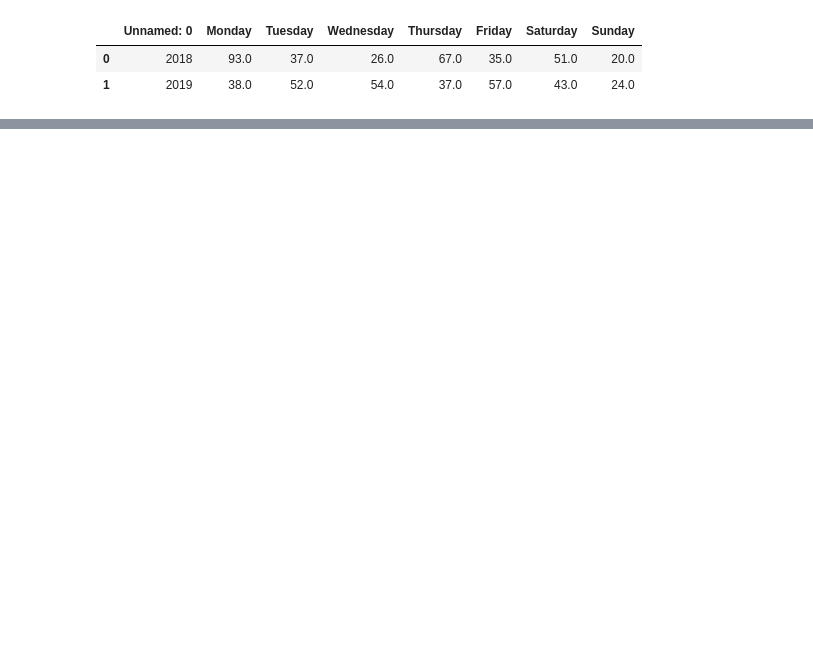
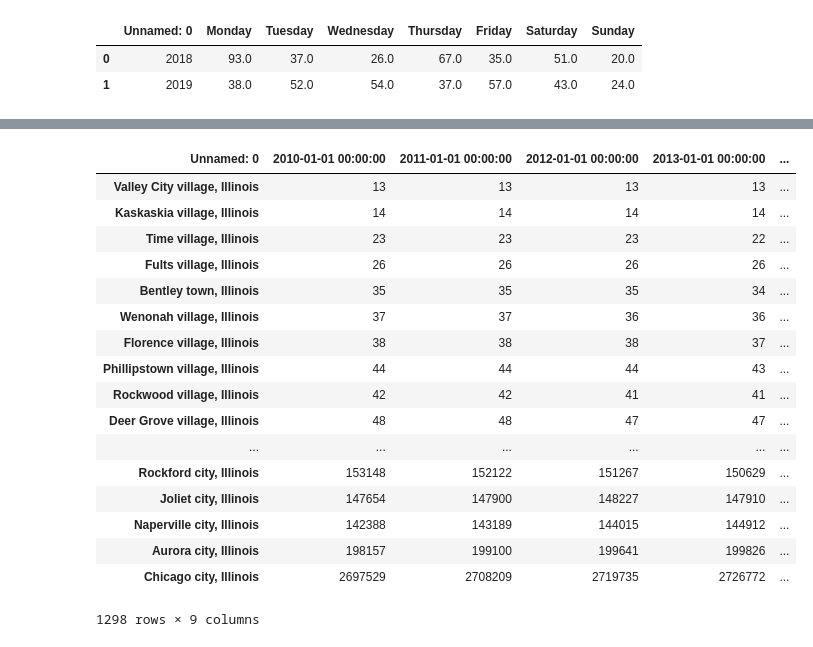
Before and after one commit to agorina91/dash-tutorial, a Jupyter notebook: Untitled.ipynb, the cells around one changed output, grey strips where cells are left out. Drawn from its saved outputs; the diff is of its cells as text; code cells hidden in the pictures; blank space fills up the shorter version.

```diff
--- a/Untitled.ipynb
+++ b/Untitled.ipynb
@@ -34,0 +32,2 @@ fig.show()
+# %%
+time = pd.read_csv('population_il_cities.csv')
@@ -34,0 +41,2 @@ fig.show()
+# %%
+time.set_index(time.iloc[:,0], drop = True, inplace = True)
@@ -34,0 +51,2 @@ fig.show()
+# %%
+time = time.iloc[:,1:]
@@ -35 +77,22 @@ fig.show()
+# %%
+time.T.sort_values(by=time.T.columns[-1])
+# %% [output]
+| Unnamed: 0 | 2010-01-01 00:00:00 | 2011-01-01 00:00:00 | 2012-01-01 00:00:00 | 2013-01-01 00:00:00 | ... |
+| Valley City village, Illinois | 13 | 13 | 13 | 13 | ... |
+| Kaskaskia village, Illinois | 14 | 14 | 14 | 14 | ... |
+| Time village, Illinois | 23 | 23 | 23 | 22 | ... |
+| Fults village, Illinois | 26 | 26 | 26 | 26 | ... |
+| Bentley town, Illinois | 35 | 35 | 35 | 34 | ... |
+| Wenonah village, Illinois | 37 | 37 | 36 | 36 | ... |
+| Florence village, Illinois | 38 | 38 | 38 | 37 | ... |
+| Phillipstown village, Illinois | 44 | 44 | 44 | 43 | ... |
+| Rockwood village, Illinois | 42 | 42 | 41 | 41 | ... |
+| Deer Grove village, Illinois | 48 | 48 | 47 | 47 | ... |
+| ... | ... | ... | ... | ... | ... |
+| Rockford city, Illinois | 153148 | 152122 | 151267 | 150629 | ... |
+| Joliet city, Illinois | 147654 | 147900 | 148227 | 147910 | ... |
+| Naperville city, Illinois | 142388 | 143189 | 144015 | 144912 | ... |
+| Aurora city, Illinois | 198157 | 199100 | 199641 | 199826 | ... |
+| Chicago city, Illinois | 2697529 | 2708209 | 2719735 | 2726772 | ... |
+1298 rows × 9 columns
 # %%
```
Also changed, not shown: parts of 16 cells of this notebook, 8 other files.
